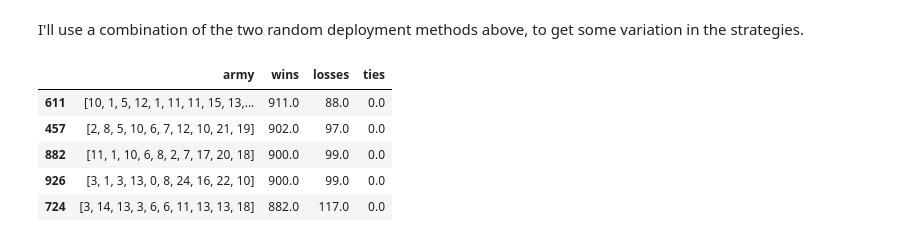
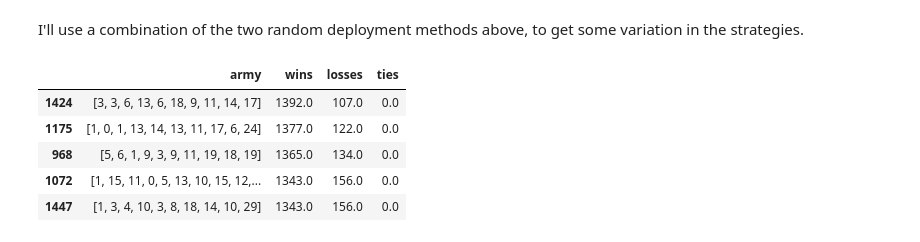
Before and after one commit to ceb263/riddler_battle, a Jupyter notebook: riddler-battle.ipynb, the cells around one changed output. Saved outputs shown, nothing was run; the diff lists cells and outputs as text; code cells hidden in the pictures.

```diff
--- a/riddler-battle.ipynb
+++ b/riddler-battle.ipynb
@@ -87,12 +87,12 @@ def _BATTLE(troops, castles, n, p):
 
     return df_out
 # %%
-df = _BATTLE(100, 10, 1000, 0.25)
+df = _BATTLE(100, 10, 1500, 0.25)
 df.sort_values(by='wins', ascending=False).head()
 # %% [output]
 |  | army | wins | losses | ties |
-| 611 | [10, 1, 5, 12, 1, 11, 11, 15, 13,... | 911.0 | 88.0 | 0.0 |
-| 457 | [2, 8, 5, 10, 6, 7, 12, 10, 21, 19] | 902.0 | 97.0 | 0.0 |
-| 882 | [11, 1, 10, 6, 8, 2, 7, 17, 20, 18] | 900.0 | 99.0 | 0.0 |
-| 926 | [3, 1, 3, 13, 0, 8, 24, 16, 22, 10] | 900.0 | 99.0 | 0.0 |
-| 724 | [3, 14, 13, 3, 6, 6, 11, 13, 13, 18] | 882.0 | 117.0 | 0.0 |
+| 1424 | [3, 3, 6, 13, 6, 18, 9, 11, 14, 17] | 1392.0 | 107.0 | 0.0 |
+| 1175 | [1, 0, 1, 13, 14, 13, 11, 17, 6, 24] | 1377.0 | 122.0 | 0.0 |
+| 968 | [5, 6, 1, 9, 3, 9, 11, 19, 18, 19] | 1365.0 | 134.0 | 0.0 |
+| 1072 | [1, 15, 11, 0, 5, 13, 10, 15, 12,... | 1343.0 | 156.0 | 0.0 |
+| 1447 | [1, 3, 4, 10, 3, 8, 18, 14, 10, 29] | 1343.0 | 156.0 | 0.0 |
```
